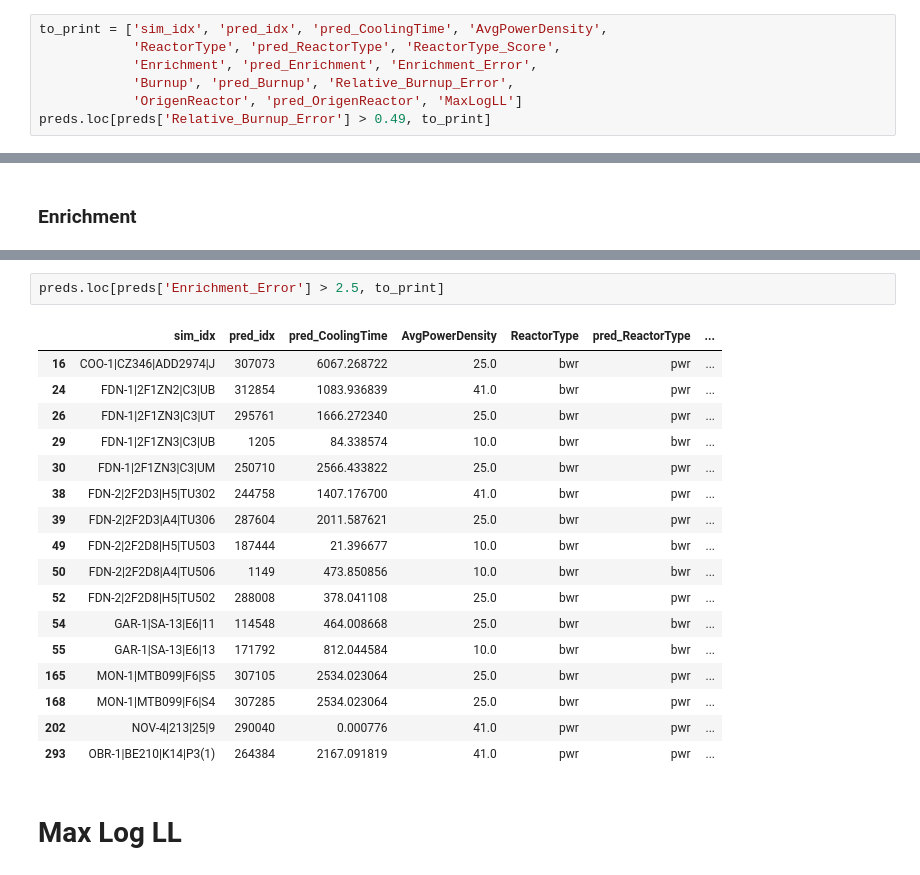
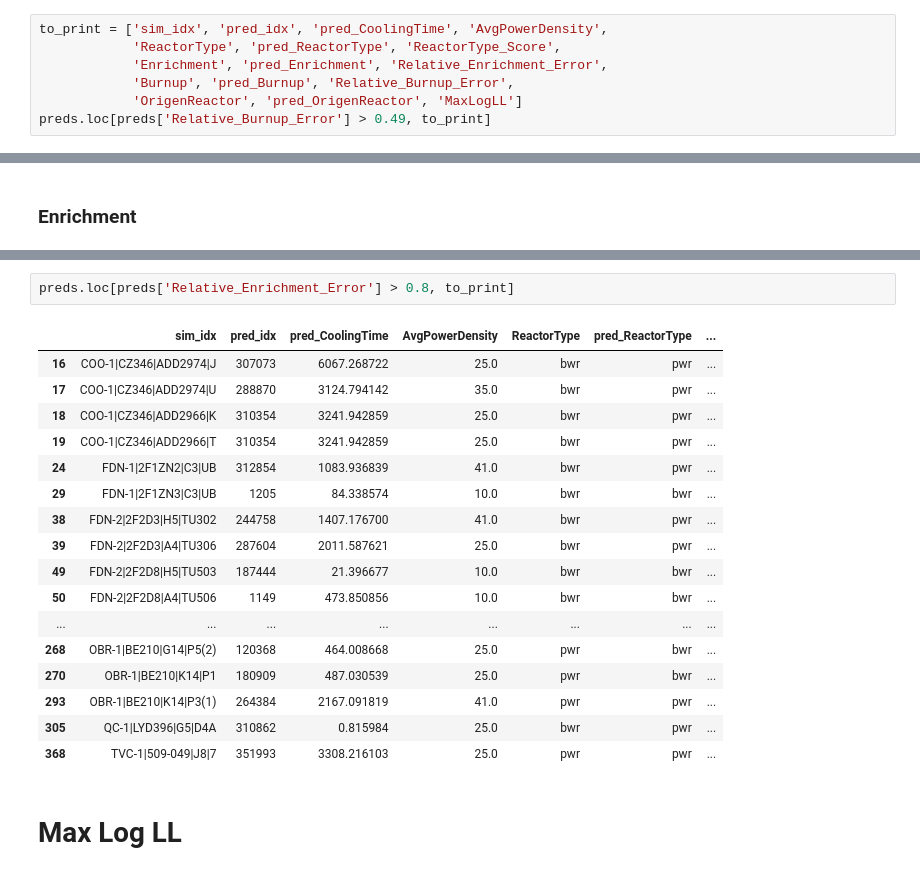
Before and after one commit to opotowsky/like-me-fuel, a Jupyter notebook: jupyter_notebooks/nuc15_sfcompo_results.ipynb, the cells around one changed output, grey strips where cells are left out. Drawn from its saved outputs; the diff is of its cells as text.

```diff
--- a/jupyter_notebooks/nuc15_sfcompo_results.ipynb
+++ b/jupyter_notebooks/nuc15_sfcompo_results.ipynb
@@ -93,7 +104,7 @@ Name: Relative_Burnup_Error, dtype: float64
 # %%
 to_print = ['sim_idx', 'pred_idx', 'pred_CoolingTime', 'AvgPowerDensity',
             'ReactorType', 'pred_ReactorType', 'ReactorType_Score',
-            'Enrichment', 'pred_Enrichment', 'Enrichment_Error',
+            'Enrichment', 'pred_Enrichment', 'Relative_Enrichment_Error',
             'Burnup', 'pred_Burnup', 'Relative_Burnup_Error',
             'OrigenReactor', 'pred_OrigenReactor', 'MaxLogLL']
 preds.loc[preds['Relative_Burnup_Error'] > 0.49, to_print]
@@ -137,23 +139,23 @@ Name: Enrichment_Error, dtype: float64
 # %%
-preds.loc[preds['Enrichment_Error'] > 2.5, to_print]
+preds.loc[preds['Relative_Enrichment_Error'] > 0.8, to_print]
 # %% [output]
 |  | sim_idx | pred_idx | pred_CoolingTime | AvgPowerDensity | ReactorType | pred_ReactorType | ... |
 | 16 | COO-1|CZ346|ADD2974|J | 307073 | 6067.268722 | 25.0 | bwr | pwr | ... |
+| 17 | COO-1|CZ346|ADD2974|U | 288870 | 3124.794142 | 35.0 | bwr | pwr | ... |
+| 18 | COO-1|CZ346|ADD2966|K | 310354 | 3241.942859 | 25.0 | bwr | pwr | ... |
+| 19 | COO-1|CZ346|ADD2966|T | 310354 | 3241.942859 | 25.0 | bwr | pwr | ... |
 | 24 | FDN-1|2F1ZN2|C3|UB | 312854 | 1083.936839 | 41.0 | bwr | pwr | ... |
-| 26 | FDN-1|2F1ZN3|C3|UT | 295761 | 1666.272340 | 25.0 | bwr | pwr | ... |
 | 29 | FDN-1|2F1ZN3|C3|UB | 1205 | 84.338574 | 10.0 | bwr | bwr | ... |
-| 30 | FDN-1|2F1ZN3|C3|UM | 250710 | 2566.433822 | 25.0 | bwr | pwr | ... |
 | 38 | FDN-2|2F2D3|H5|TU302 | 244758 | 1407.176700 | 41.0 | bwr | pwr | ... |
 | 39 | FDN-2|2F2D3|A4|TU306 | 287604 | 2011.587621 | 25.0 | bwr | pwr | ... |
 | 49 | FDN-2|2F2D8|H5|TU503 | 187444 | 21.396677 | 10.0 | bwr | bwr | ... |
 | 50 | FDN-2|2F2D8|A4|TU506 | 1149 | 473.850856 | 10.0 | bwr | bwr | ... |
-| 52 | FDN-2|2F2D8|H5|TU502 | 288008 | 378.041108 | 25.0 | bwr | pwr | ... |
-| 54 | GAR-1|SA-13|E6|11 | 114548 | 464.008668 | 25.0 | bwr | bwr | ... |
-| 55 | GAR-1|SA-13|E6|13 | 171792 | 812.044584 | 10.0 | bwr | bwr | ... |
-| 165 | MON-1|MTB099|F6|S5 | 307105 | 2534.023064 | 25.0 | bwr | pwr | ... |
-| 168 | MON-1|MTB099|F6|S4 | 307285 | 2534.023064 | 25.0 | bwr | pwr | ... |
-| 202 | NOV-4|213|25|9 | 290040 | 0.000776 | 41.0 | pwr | pwr | ... |
+| ... | ... | ... | ... | ... | ... | ... | ... |
+| 268 | OBR-1|BE210|G14|P5(2) | 120368 | 464.008668 | 25.0 | pwr | bwr | ... |
+| 270 | OBR-1|BE210|K14|P1 | 180909 | 487.030539 | 25.0 | pwr | bwr | ... |
 | 293 | OBR-1|BE210|K14|P3(1) | 264384 | 2167.091819 | 41.0 | pwr | pwr | ... |
+| 305 | QC-1|LYD396|G5|D4A | 310862 | 0.815984 | 25.0 | bwr | pwr | ... |
+| 368 | TVC-1|509-049|J8|7 | 351993 | 3308.216103 | 25.0 | pwr | pwr | ... |
 # %% [markdown]
 # Max Log LL
 # %%
```
Also changed, not shown: parts of 19 cells of this notebook, 1 other file.
